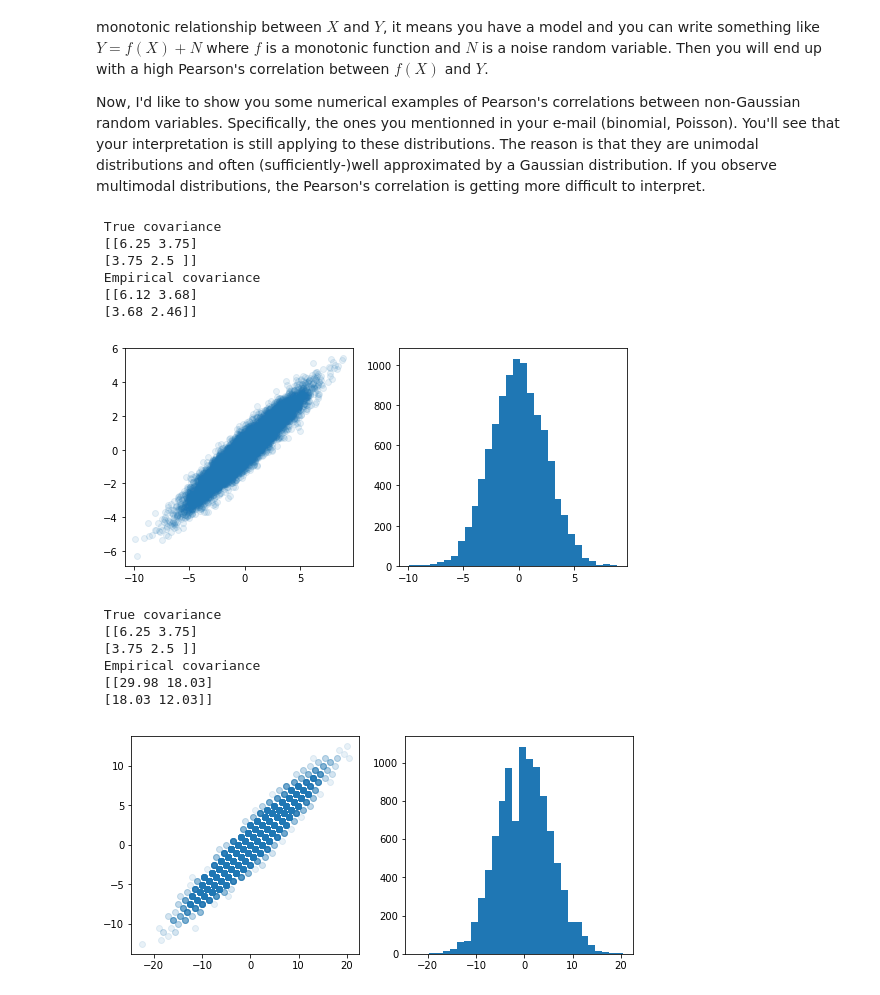
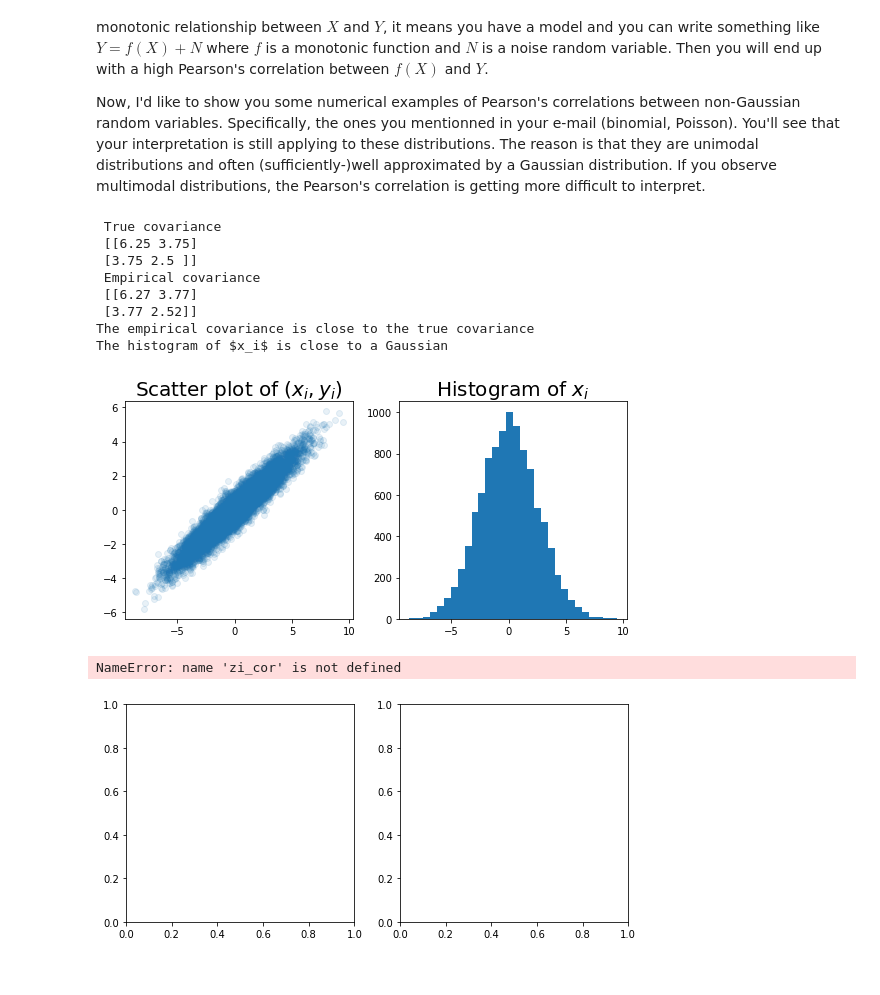
Before and after one commit to JonathanVacher/projects, a Jupyter notebook: correlation/correlations.ipynb, the cells around one changed output. Drawn from its saved outputs; the diff is of its cells as text; code cells hidden in the pictures.

```diff
--- a/correlation/correlations.ipynb
+++ b/correlation/correlations.ipynb
@@ -30,19 +30,27 @@ zi_cor = A@zi
 # %%
 fig, ax = plt.subplots(1,2,figsize=(9,4))
 ax[0].scatter(zi_cor[0],zi_cor[1], alpha=0.1)
 ax[1].hist(zi_cor[0], bins=30)
 
+ax[0].set_title('Scatter plot of $(x_i,y_i)$', fontsize=20)
+ax[1].set_title('Histogram of $x_i$', fontsize=20)
+
 hatC = zi_cor@zi_cor.T/N
 C = A@A.T
 print(' True covariance\n',C,'\n','Empirical covariance\n',np.round(hatC,2))
+print('The empirical covariance is close to the true covariance')
+print(r'The histogram of $x_i$ is close to a Gaussian')
+del(xi,yi,zi,zi_cor)
 # %% [output]
  True covariance
  [[6.25 3.75]
  [3.75 2.5 ]]
  Empirical covariance
- [[6.12 3.68]
- [3.68 2.46]]
+ [[6.27 3.77]
+ [3.77 2.52]]
+The empirical covariance is close to the true covariance
+The histogram of $x_i$ is close to a Gaussian
-[figure, old version]
+[figure, new version]
 # %%
 ## Binomial variables
 N = 10000 # number of samples
@@ -60,21 +68,19 @@ fig, ax = plt.subplots(1,2,figsize=(9,4))
 ax[0].scatter(zi_cor[0],zi_cor[1], alpha=0.1)
 ax[1].hist(zi_cor[0], bins=30)
 
+ax[0].set_title('Scatter plot of $(x_i,y_i)$', fontsize=20)
+ax[1].set_title('Histogram of $x_i$', fontsize=20)
 
 hatC = zi_cor@zi_cor.T/N
 C = A@A.T
 print(' True covariance\n',C,'\n','Empirical covariance\n',np.round(hatC,2))
+print(r'The histogram of $x_i$ is not exactly Gaussian but not so far')
 # You see that now the empirical covariance hatC is different from C=AA.T because this is not Gaussian.
 # But when looking at the plot the shape of data is similar to the one above. The empirical value of the
 # Pearson's correlation (17.84) still corresponds to the spread of the data.
 # %% [output]
- True covariance
- [[6.25 3.75]
- [3.75 2.5 ]]
- Empirical covariance
- [[29.98 18.03]
- [18.03 12.03]]
+NameError: name 'zi_cor' is not defined
-[figure, old version]
+[figure, new version]
 # %%
 ## Poisson variables
 N = 10000 # number of samples
```
Also changed, not shown: parts of 1 cell of this notebook.
